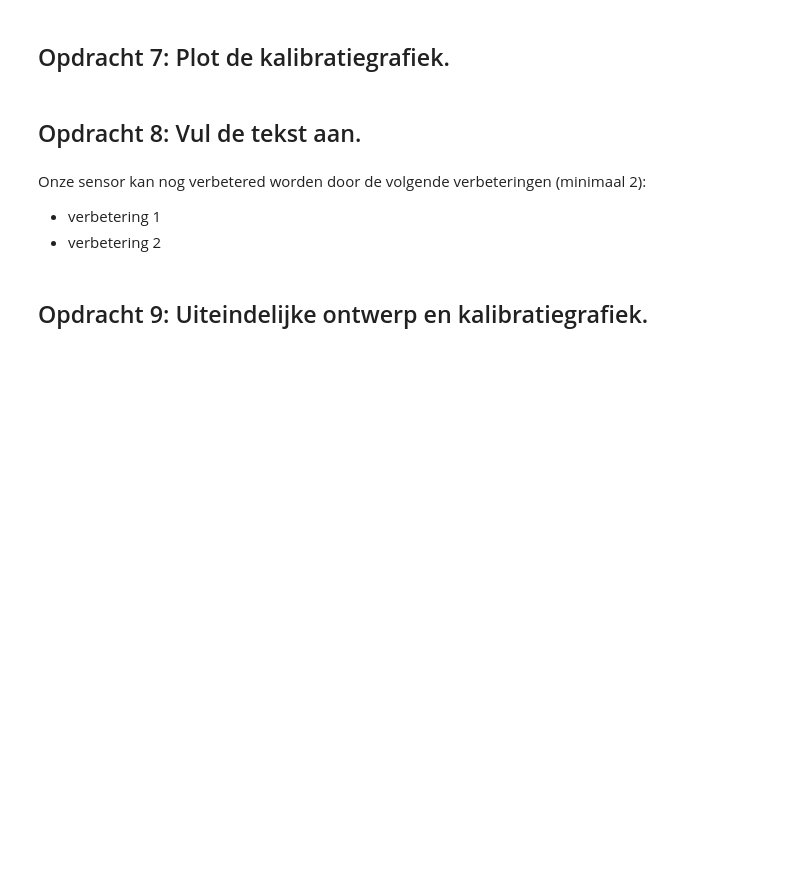
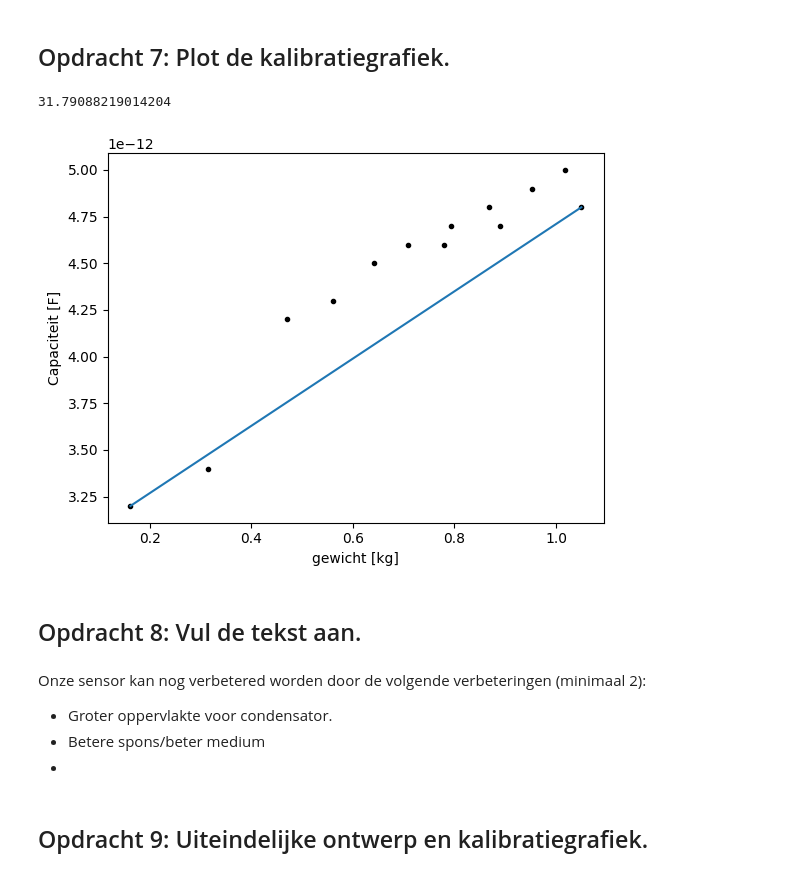
Before and after one commit to Xander1611/opdrachten-DEF-D-AB, a Jupyter notebook: FysiekeOntwerpopdrachten/2OntwerpEenSensorCondensator/DEFOntwerpopdracht2OntwerpEenSensorInvulTemplate.ipynb, the cells around one changed output. Cells and saved outputs as stored; diff of their text form; code cells hidden in the pictures; blank space fills up the shorter version.

Commit message:
commit voor communicatie

```diff
--- a/FysiekeOntwerpopdrachten/2OntwerpEenSensorCondensator/DEFOntwerpopdracht2OntwerpEenSensorInvulTemplate.ipynb
+++ b/FysiekeOntwerpopdrachten/2OntwerpEenSensorCondensator/DEFOntwerpopdracht2OntwerpEenSensorInvulTemplate.ipynb
@@ -103,10 +128,45 @@ Wij gaan een sensor maken die gewicht meet. Door d te laten veranderen en te met
+# %%
+# Plot hier je gemeten kalibratiegrafiek en plot in dezelfde figuur ook je verwachte ontwerpgrafiek.
+
+C_ref = 34.1 # pF
+g = 9.81
+
+
+def Kracht(u,c):
+    return c*u
+
+gewicht = np.array([0.162, 0.314, 0.471, 0.561, 0.641,0.708, 0.793, 0.869, 0.952, 1.018,0.780,0.890,1.050])
+kracht = gewicht*g
+Condensator_waarde = np.array([3.2, 3.4, 4.2, 4.3, 4.5,4.6, 4.7, 4.8, 4.9, 5.0,4.6,4.7,4.8])*10**-12
+
+A = 0.029
+d = epsilon0*A/Condensator_waarde
+u = 0.28-d
+gewicht_schat = np.array([0.162,1.050])
+condensator_schat = np.array([3.2,4.8])*10**-12
+
+val,cov = curve_fit(Kracht,u,kracht)
+C = val[0]
+u_c = np.sqrt(cov[0,0])
+
+plt.figure()
+plt.plot(gewicht,Condensator_waarde,'k.')
+plt.plot(gewicht_schat,condensator_schat)
+plt.plot()
+plt.xlabel('gewicht [kg]')
+plt.ylabel('Capaciteit [F]')
+plt.show()
+# %% [output]
+31.79088219014204
+[figure, added]
 # %% [markdown]
 ## Opdracht 8: Vul de tekst aan.
 # %% [markdown]
 Onze sensor kan nog verbetered worden door de volgende verbeteringen (minimaal 2):
 
-* verbetering 1
-* verbetering 2
+* Groter oppervlakte voor condensator.
+* Betere spons/beter medium
+*
 # %% [markdown]
 ## Opdracht 9: Uiteindelijke ontwerp en kalibratiegrafiek.
 # %% [markdown]
```
Also changed, not shown: parts of 6 cells of this notebook.
